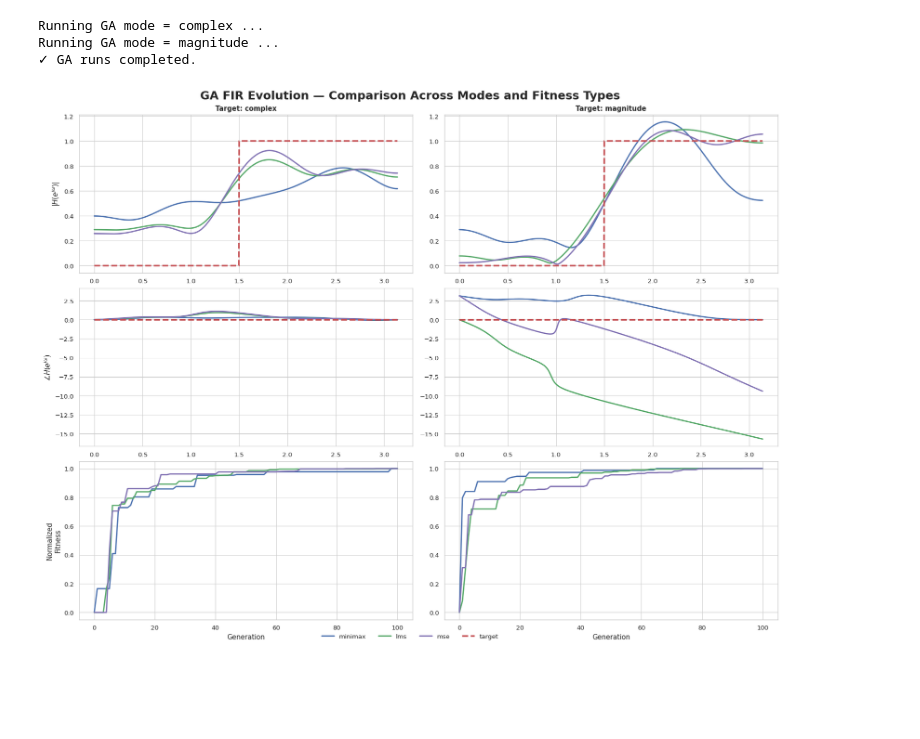
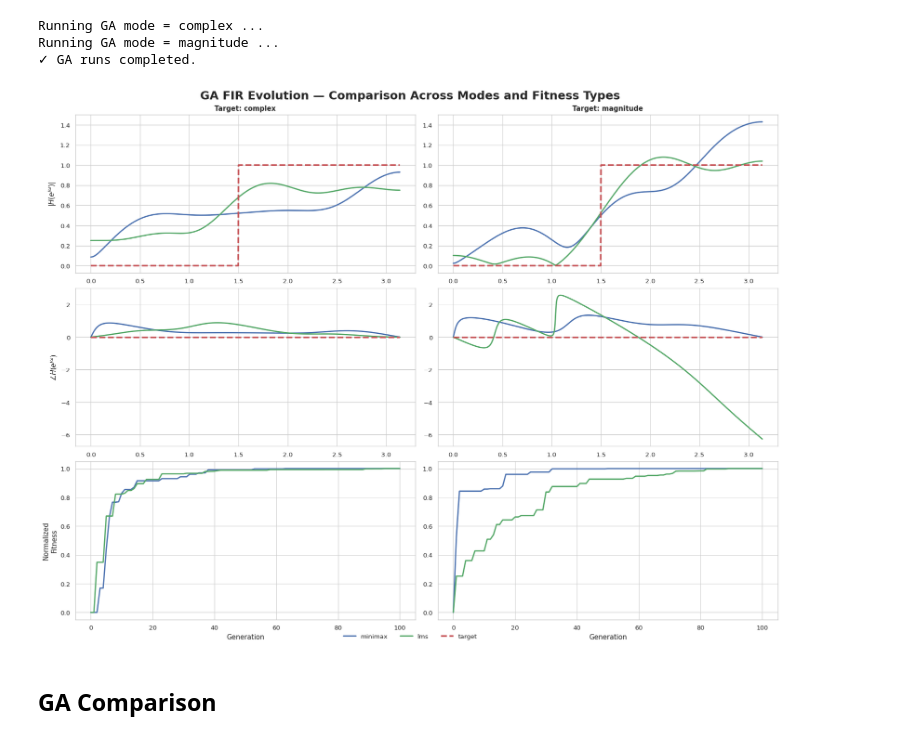
Before and after one commit to simdeistud/optimization-ai, a Jupyter notebook: EXAM PROJECT/project.ipynb, the cells around one changed output. Drawn from its saved outputs; the diff is of its cells as text; code cells hidden in the pictures; blank space fills up the shorter version.

```diff
--- a/EXAM PROJECT/project.ipynb
+++ b/EXAM PROJECT/project.ipynb
@@ -262,25 +241,21 @@ for col, mode in enumerate(modes):
     # Final individuals
     b_minimax = results[(mode, "minimax")][-1]
     b_lms = results[(mode, "lms")][-1]
-    b_mse = results[(mode, "mse")][-1]
 
     # Frequency responses
     w, H_minimax, Ht = compute_FR(b_minimax)
     _, H_lms, _ = compute_FR(b_lms)
-    _, H_mse, _ = compute_FR(b_mse)
 
     # Magnitude / phase
     mag = {
         "minimax": np.abs(H_minimax),
         "lms": np.abs(H_lms),
-        "mse": np.abs(H_mse),
         "target": np.abs(Ht),
     }
 
     ph = {
         "minimax": np.unwrap(np.angle(H_minimax)),
         "lms": np.unwrap(np.angle(H_lms)),
-        "mse": np.unwrap(np.angle(H_mse)),
         "target": np.unwrap(np.angle(Ht)),
     }
 
@@ -290,14 +265,12 @@ for col, mode in enumerate(modes):
                               for b in results[(mode, "minimax")]]),
         "lms": normalize([lms_fit(b, target, mode=mode)
                           for b in results[(mode, "lms")]]),
-        "mse": normalize([mse_fit(b, target, mode=mode)
-                          for b in results[(mode, "mse")]]),
     }
     gens = np.arange(len(fit["minimax"]))
 
     # ------------------ Magnitude ------------------
     ax = axes[0, col]
-    for k in ["minimax", "lms", "mse"]:
+    for k in ["minimax", "lms"]:
         ax.plot(w, mag[k], color=COLORS[k], lw=2, label=k)
 
     ax.plot(w, mag["target"], color=COLORS["target"],
@@ -309,7 +282,7 @@ for col, mode in enumerate(modes):
 
     # ------------------ Phase ------------------
     ax = axes[1, col]
-    for k in ["minimax", "lms", "mse"]:
+    for k in ["minimax", "lms"]:
         ax.plot(w, ph[k], color=COLORS[k], lw=2)
 
     ax.plot(w, ph["target"], color=COLORS["target"],
@@ -320,7 +293,7 @@ for col, mode in enumerate(modes):
 
     # ------------------ Fitness ------------------
     ax = axes[2, col]
-    for k in ["minimax", "lms", "mse"]:
+    for k in ["minimax", "lms"]:
         ax.plot(gens, fit[k], color=COLORS[k], lw=2, label=k)
 
     ax.set_xlabel("Generation")
@@ -617,8 +595,6 @@ for mode in modes:
                                         mode=mode)
     results[(mode, "lms")] = GA_CSD(N_chrom, generations, order, wordlength, target, lms_fit_CSD, N_digits, N_max, elitism=False,
                                     mode=mode)
-    results[(mode, "mse")] = GA_CSD(N_chrom, generations, order, wordlength, target, mse_fit_CSD, N_digits, N_max, elitism=False,
-                                    mode=mode)
 
 print("✓ GA runs completed.")
 # %% [output]
@@ -643,25 +619,21 @@ for col, mode in enumerate(modes):
     # Final individuals
     b_minimax = results[(mode, "minimax")][-1]
     b_lms = results[(mode, "lms")][-1]
-    b_mse = results[(mode, "mse")][-1]
 
     # Frequency responses
     w, H_minimax, Ht = compute_FR_CSD(b_minimax, worN, wordlength)
     _, H_lms, _ = compute_FR_CSD(b_lms, worN, wordlength)
-    _, H_mse, _ = compute_FR_CSD(b_mse, worN, wordlength)
 
     # Magnitude / phase
     mag = {
         "minimax": np.abs(H_minimax),
         "lms": np.abs(H_lms),
-        "mse": np.abs(H_mse),
         "target": np.abs(Ht),
     }
 
     ph = {
         "minimax": np.unwrap(np.angle(H_minimax)),
         "lms": np.unwrap(np.angle(H_lms)),
-        "mse": np.unwrap(np.angle(H_mse)),
         "target": np.unwrap(np.angle(Ht)),
     }
 
@@ -671,14 +643,12 @@ for col, mode in enumerate(modes):
                               for b in results[(mode, "minimax")]]),
         "lms": normalize([lms_fit_CSD(b, target, mode, wordlength)
                           for b in results[(mode, "lms")]]),
-        "mse": normalize([mse_fit_CSD(b, target, mode, wordlength)
-                          for b in results[(mode, "mse")]]),
     }
     gens = np.arange(len(fit["minimax"]))
 
     # ------------------ Magnitude ------------------
     ax = axes[0, col]
-    for k in ["minimax", "lms", "mse"]:
+    for k in ["minimax", "lms"]:
         ax.plot(w, mag[k], color=COLORS[k], lw=2, label=k)
 
     ax.plot(w, mag["target"], color=COLORS["target"],
@@ -690,7 +660,7 @@ for col, mode in enumerate(modes):
 
     # ------------------ Phase ------------------
     ax = axes[1, col]
-    for k in ["minimax", "lms", "mse"]:
+    for k in ["minimax", "lms"]:
         ax.plot(w, ph[k], color=COLORS[k], lw=2)
 
     ax.plot(w, ph["target"], color=COLORS["target"],
@@ -701,7 +671,7 @@ for col, mode in enumerate(modes):
 
     # ------------------ Fitness ------------------
     ax = axes[2, col]
-    for k in ["minimax", "lms", "mse"]:
+    for k in ["minimax", "lms"]:
         ax.plot(gens, fit[k], color=COLORS[k], lw=2, label=k)
 
     ax.set_xlabel("Generation")
@@ -864,7 +834,6 @@ for mode in modes:
     print(f"Running GA mode = {mode} ...")
     results[(mode, "minimax")] = GA_CSD2(N_chrom, generations, order, wordlength, target, minimax_fit_CSD, N_digits, mode=mode)
     results[(mode, "lms")] = GA_CSD2(N_chrom, generations, order, wordlength, target, lms_fit_CSD, N_digits, mode=mode)
-    results[(mode, "mse")] = GA_CSD2(N_chrom, generations, order, wordlength, target, mse_fit_CSD, N_digits, mode=mode)
 
 print("✓ GA runs completed.")
 # %% [output]
@@ -889,25 +858,21 @@ for col, mode in enumerate(modes):
     # Final individuals
     b_minimax = results[(mode, "minimax")][-1]
     b_lms = results[(mode, "lms")][-1]
-    b_mse = results[(mode, "mse")][-1]
 
     # Frequency responses
     w, H_minimax, Ht = compute_FR_CSD(b_minimax, worN, wordlength)
     _, H_lms, _ = compute_FR_CSD(b_lms, worN, wordlength)
-    _, H_mse, _ = compute_FR_CSD(b_mse, worN, wordlength)
 
     # Magnitude / phase
     mag = {
         "minimax": np.abs(H_minimax),
         "lms": np.abs(H_lms),
-        "mse": np.abs(H_mse),
         "target": np.abs(Ht),
     }
 
     ph = {
         "minimax": np.unwrap(np.angle(H_minimax)),
         "lms": np.unwrap(np.angle(H_lms)),
-        "mse": np.unwrap(np.angle(H_mse)),
         "target": np.unwrap(np.angle(Ht)),
     }
 
@@ -917,14 +882,12 @@ for col, mode in enumerate(modes):
                               for b in results[(mode, "minimax")]]),
         "lms": normalize([lms_fit_CSD(b, target, mode, wordlength)
                           for b in results[(mode, "lms")]]),
-        "mse": normalize([mse_fit_CSD(b, target, mode, wordlength)
-                          for b in results[(mode, "mse")]]),
     }
     gens = np.arange(len(fit["minimax"]))
 
     # ------------------ Magnitude ------------------
     ax = axes[0, col]
-    for k in ["minimax", "lms", "mse"]:
+    for k in ["minimax", "lms"]:
         ax.plot(w, mag[k], color=COLORS[k], lw=2, label=k)
 
     ax.plot(w, mag["target"], color=COLORS["target"],
@@ -936,7 +899,7 @@ for col, mode in enumerate(modes):
 
     # ------------------ Phase ------------------
     ax = axes[1, col]
-    for k in ["minimax", "lms", "mse"]:
+    for k in ["minimax", "lms"]:
         ax.plot(w, ph[k], color=COLORS[k], lw=2)
 
     ax.plot(w, ph["target"], color=COLORS["target"],
@@ -945,32 +908,34 @@ for col, mode in enumerate(modes):
     if col == 0:
         ax.set_ylabel(r"$\angle H(e^{j\omega})$")
 
     # ------------------ Fitness ------------------
     ax = axes[2, col]
-    for k in ["minimax", "lms", "mse"]:
+    for k in ["minimax", "lms"]:
         ax.plot(gens, fit[k], color=COLORS[k], lw=2, label=k)
 
     ax.set_xlabel("Generation")
     if col == 0:
         ax.set_ylabel("Normalized\nFitness")
 
 # Unified legend
 handles, labels = axes[0, 0].get_legend_handles_labels()
 fig.legend(
     handles, labels,
     loc="lower center",
     ncol=4,
     frameon=False
 )
 
 # --- equalize Y scale only for magnitude and phase plots ---
 for r in (0, 1):
     ymins, ymaxs = zip(*(ax.get_ylim() for ax in axes[r, :]))
     ymin, ymax = min(ymins), max(ymaxs)
     for ax in axes[r, :]:
         ax.set_ylim(ymin, ymax)
 # --------------------------------------------------------------
 
 plt.show()
 # %% [output]
-[figure, old version]
+[figure, new version]
+# %% [markdown]
+## GA Comparison
```
Also changed, not shown: parts of 16 cells of this notebook.
